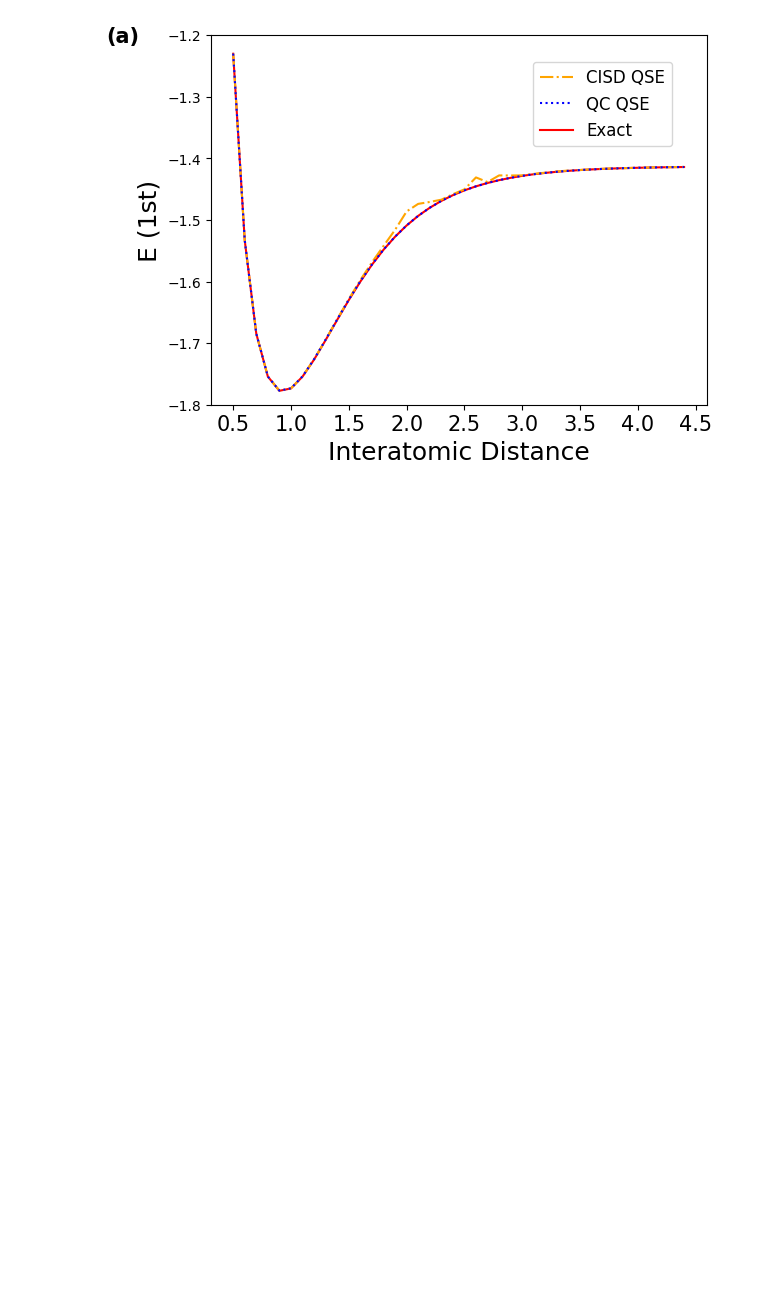
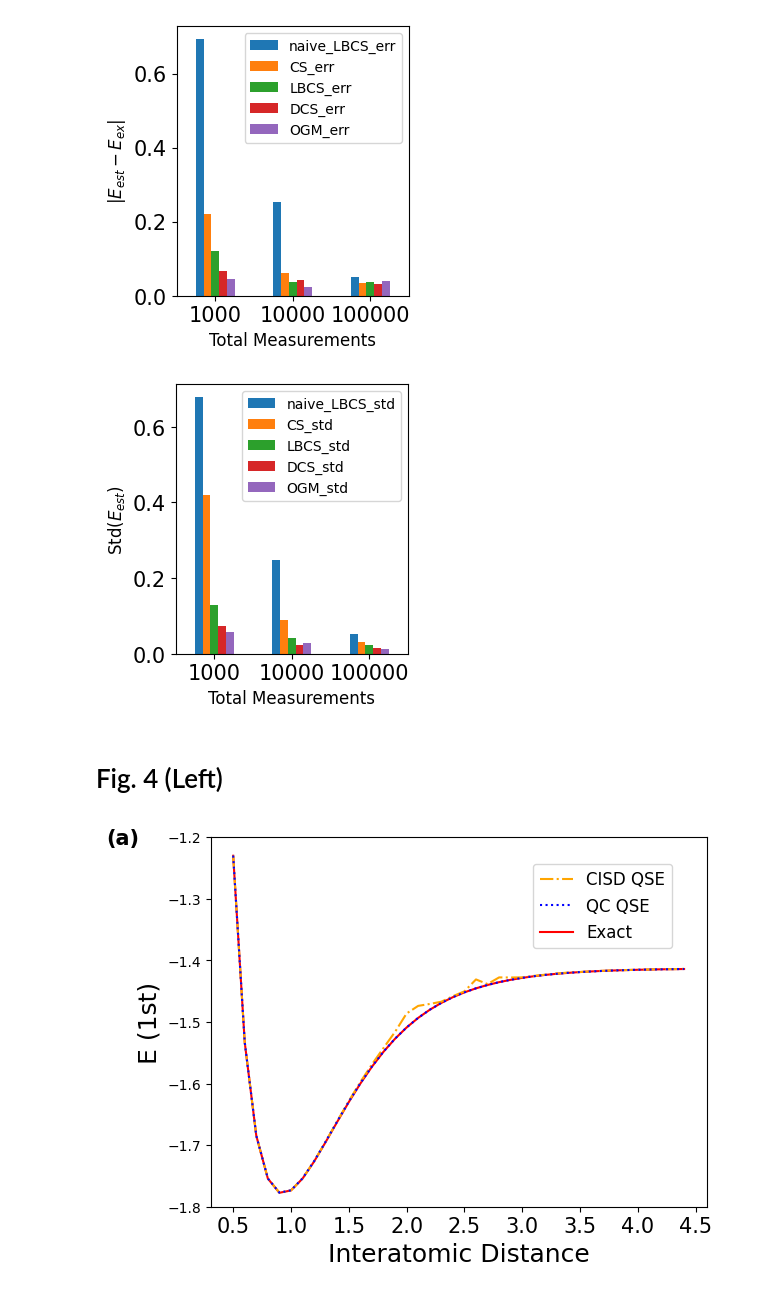
Before and after one commit to quantum-programming/adaptive-subspace, a Jupyter notebook: reproduce_experiment.ipynb, the cells around one changed output. Drawn from its saved outputs; the diff is of its cells as text; code cells hidden in the pictures; blank space fills up the shorter version.

```diff
--- a/reproduce_experiment.ipynb
+++ b/reproduce_experiment.ipynb
@@ -85,3 +121,21 @@ df_plot.to_csv("reproduced_data.csv")
+# %%
+target = "LiH_10_qubit"
+df_plot.set_index("total_meas").query("molecules ==@target").filter(like="err").plot.bar(rot=0,figsize=(3,3.5))
+plt.legend(fontsize=10)
+plt.ylabel("$|E_{est}-E_{ex}|$",fontsize=12)
+plt.xlabel("Total Measurements",fontsize=12)
+plt.show()
+
+df_plot.set_index("total_meas").query("molecules ==@target").filter(like="std").plot.bar(rot=0,figsize=(3,3.5))
+plt.legend(fontsize=10)
+plt.ylabel("Std($E_{est}$)",fontsize=12)
+plt.xlabel("Total Measurements",fontsize=12)
+plt.show()
+# %% [output]
+[figure, added]
+[figure, added]
+# %% [markdown]
+# Fig. 4 (Left)
 # %%
 energies_rigorous, energies_2n1p_gs, energies_2n1p_cisd = h4_experiment.simulate_energy_vs_interatomic_distance()
 # %%
```
Also changed, not shown: parts of 10 cells of this notebook, 3 other files.
